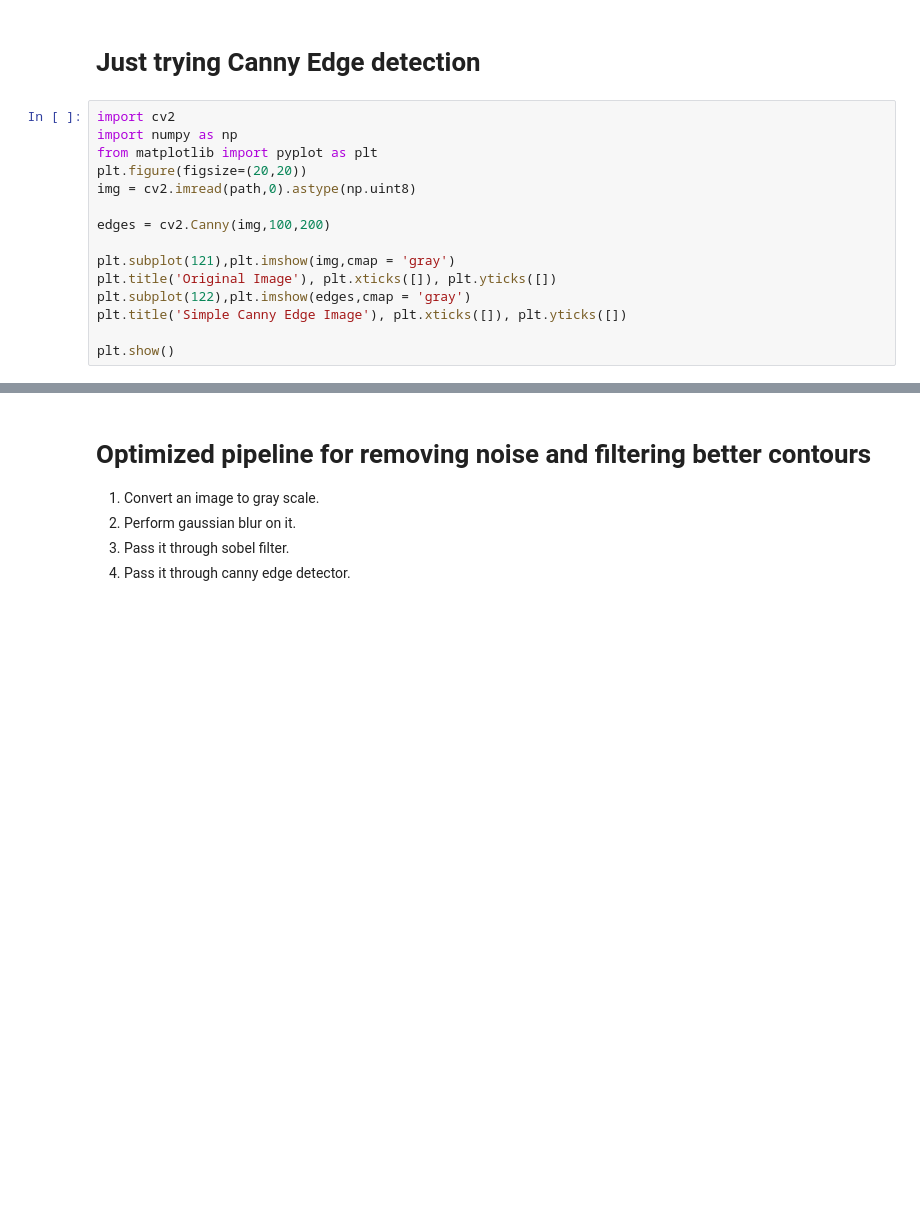
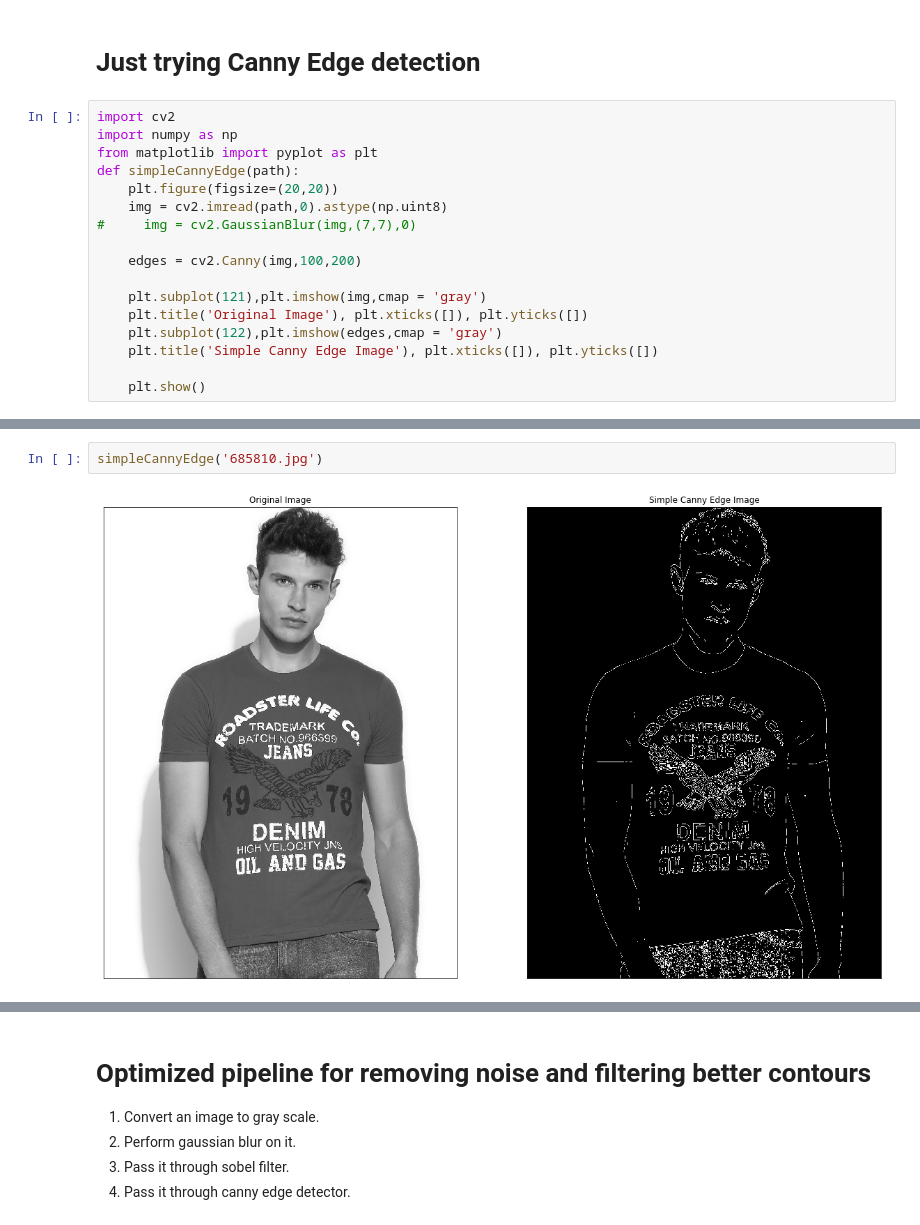
Before and after one commit to abhinav3/EdgeDetection, a Jupyter notebook: EdgeDetection-comparison.ipynb, the cells around one changed output, grey strips where cells are left out. Drawn from its saved outputs; the diff is of its cells as text; blank space fills up the shorter version.

```diff
--- a/EdgeDetection-comparison.ipynb
+++ b/EdgeDetection-comparison.ipynb
@@ -21,14 +21,16 @@ img = cv2.imread(path)
 import cv2
 import numpy as np
 from matplotlib import pyplot as plt
-plt.figure(figsize=(20,20))
-img = cv2.imread(path,0).astype(np.uint8)
+def simpleCannyEdge(path):
+    plt.figure(figsize=(20,20))
+    img = cv2.imread(path,0).astype(np.uint8)
+#     img = cv2.GaussianBlur(img,(7,7),0)
 
-edges = cv2.Canny(img,100,200)
+    edges = cv2.Canny(img,100,200)
 
-plt.subplot(121),plt.imshow(img,cmap = 'gray')
-plt.title('Original Image'), plt.xticks([]), plt.yticks([])
-plt.subplot(122),plt.imshow(edges,cmap = 'gray')
-plt.title('Simple Canny Edge Image'), plt.xticks([]), plt.yticks([])
+    plt.subplot(121),plt.imshow(img,cmap = 'gray')
+    plt.title('Original Image'), plt.xticks([]), plt.yticks([])
+    plt.subplot(122),plt.imshow(edges,cmap = 'gray')
+    plt.title('Simple Canny Edge Image'), plt.xticks([]), plt.yticks([])
 
-plt.show()
+    plt.show()
@@ -36,0 +41,4 @@ plt.show()
+# %%
+simpleCannyEdge('685810.jpg')
+# %% [output]
+[figure, added]
```
Also changed, not shown: parts of 8 cells of this notebook, 2 other files.
